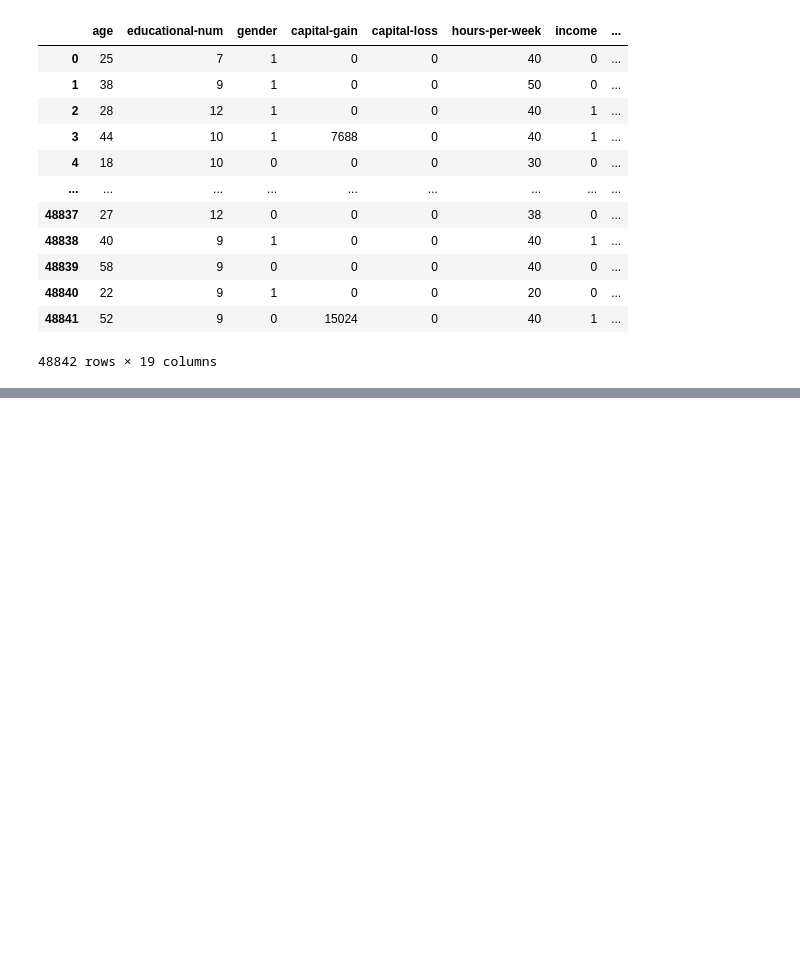
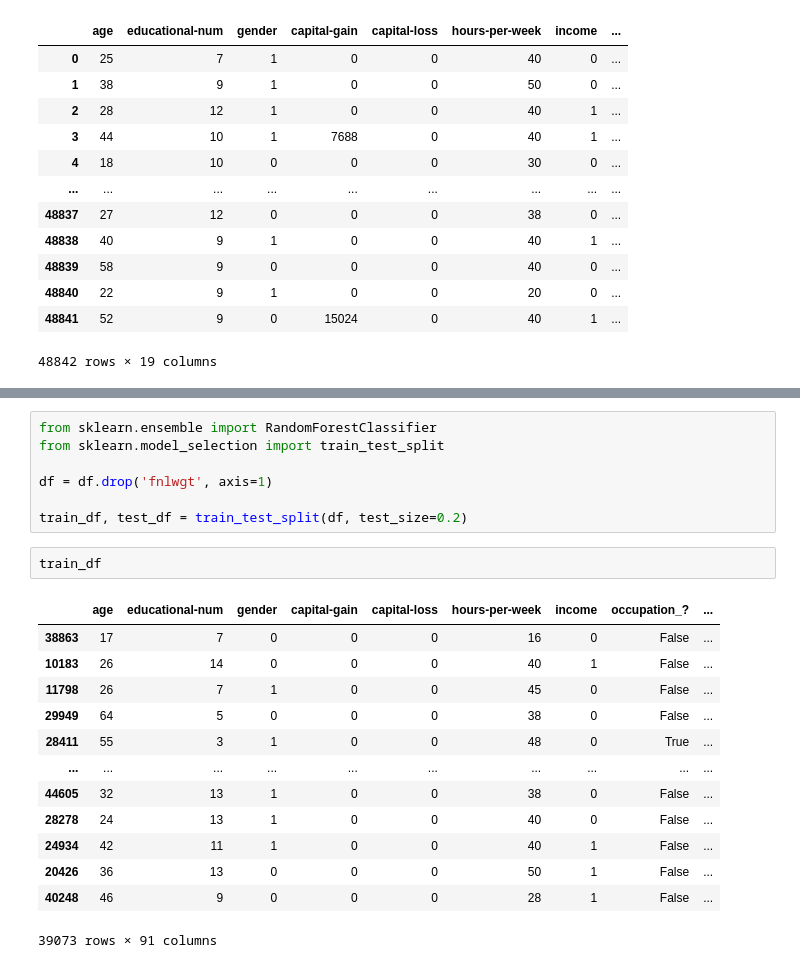
Before and after one commit to laauuugc/Income, a Jupyter notebook: Main.ipynb, the cells around one changed output, grey strips where cells are left out. Cells and saved outputs as stored; diff of their text form; blank space fills up the shorter version.

```diff
--- a/Main.ipynb
+++ b/Main.ipynb
@@ -190,0 +191,23 @@ sns.heatmap(df_dropped.corr(), annot=True, cmap='coolwarm')
+# %%
+from sklearn.ensemble import RandomForestClassifier
+from sklearn.model_selection import train_test_split
+
+df = df.drop('fnlwgt', axis=1)
+
+train_df, test_df = train_test_split(df, test_size=0.2)
+# %%
+train_df
+# %% [output]
+|  | age | educational-num | gender | capital-gain | capital-loss | hours-per-week | income | occupation_? | ... |
+| 38863 | 17 | 7 | 0 | 0 | 0 | 16 | 0 | False | ... |
+| 10183 | 26 | 14 | 0 | 0 | 0 | 40 | 1 | False | ... |
+| 11798 | 26 | 7 | 1 | 0 | 0 | 45 | 0 | False | ... |
+| 29949 | 64 | 5 | 0 | 0 | 0 | 38 | 0 | False | ... |
+| 28411 | 55 | 3 | 1 | 0 | 0 | 48 | 0 | True | ... |
+| ... | ... | ... | ... | ... | ... | ... | ... | ... | ... |
+| 44605 | 32 | 13 | 1 | 0 | 0 | 38 | 0 | False | ... |
+| 28278 | 24 | 13 | 1 | 0 | 0 | 40 | 0 | False | ... |
+| 24934 | 42 | 11 | 1 | 0 | 0 | 40 | 1 | False | ... |
+| 20426 | 36 | 13 | 0 | 0 | 0 | 50 | 1 | False | ... |
+| 40248 | 46 | 9 | 0 | 0 | 0 | 28 | 1 | False | ... |
+39073 rows × 91 columns
```
Also changed, not shown: parts of 16 cells of this notebook.
